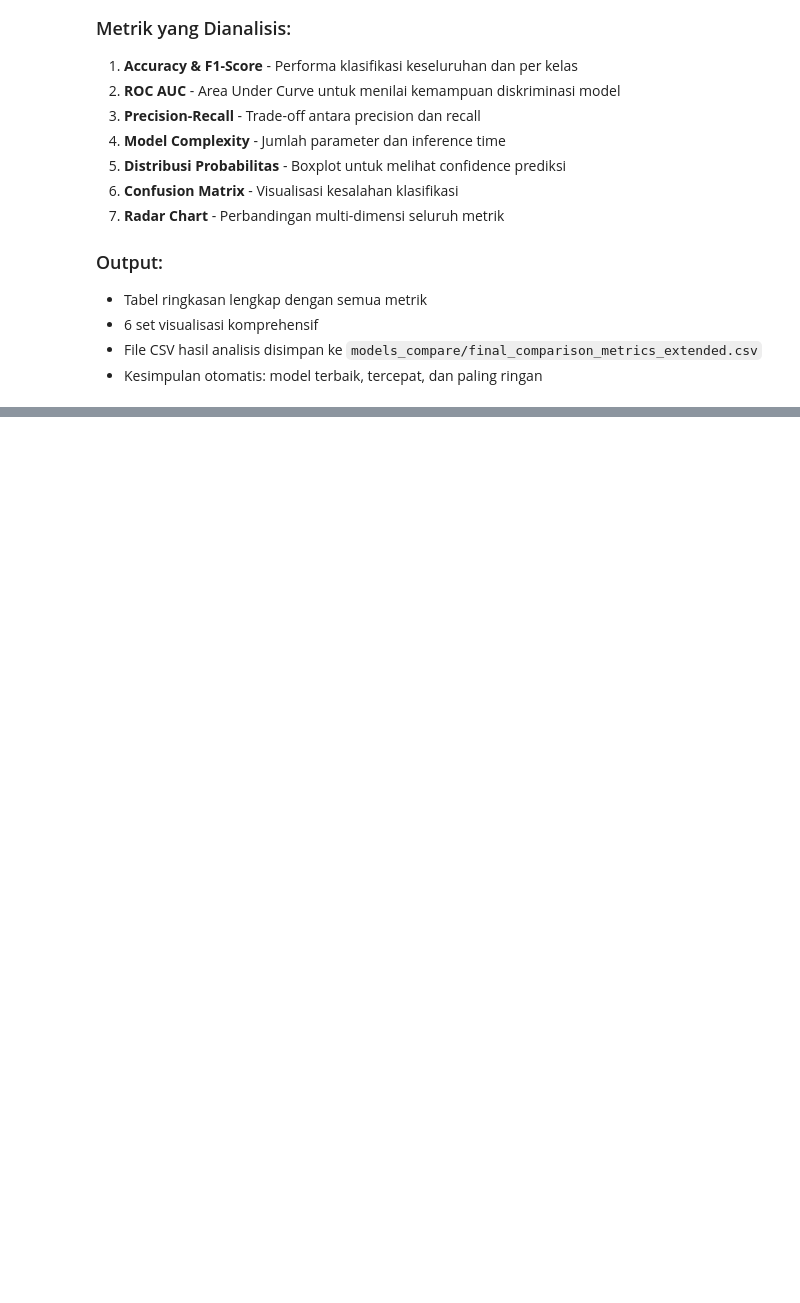
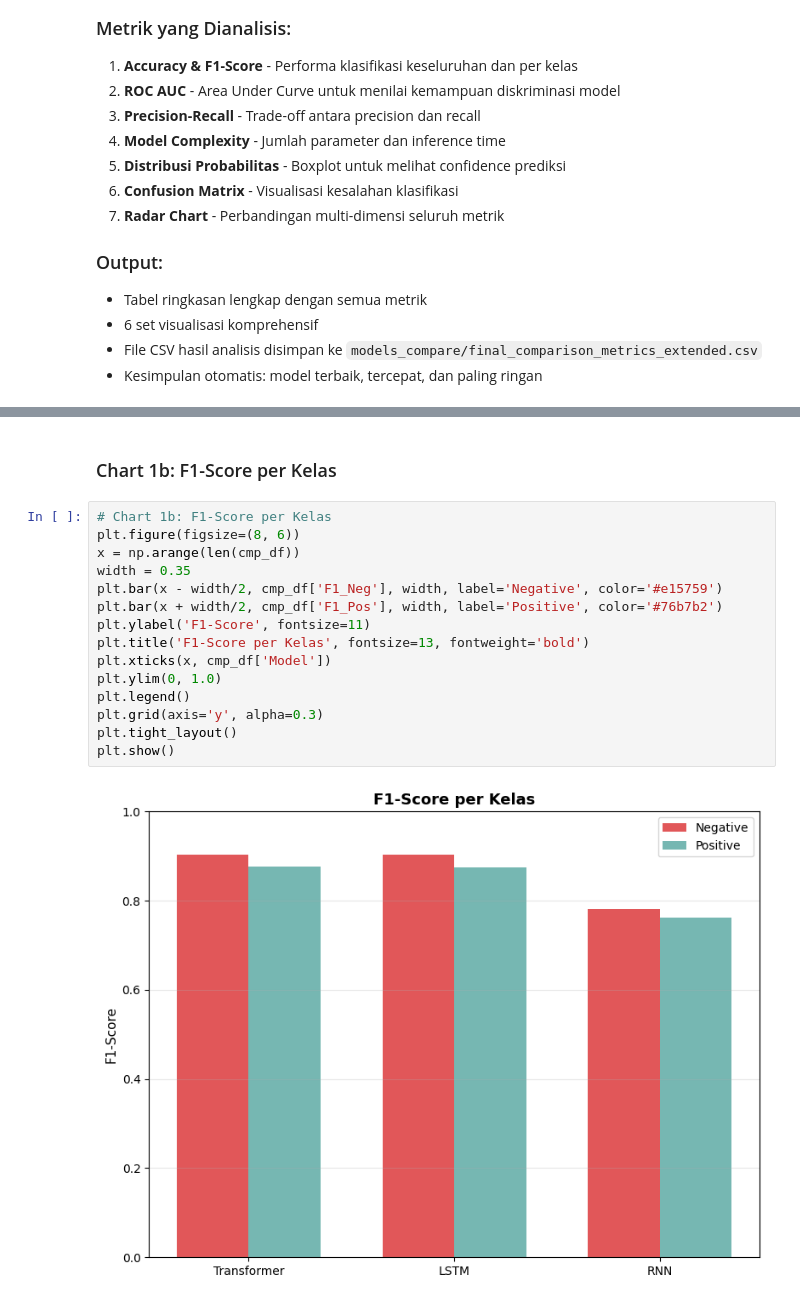
Before and after one commit to iDesxtop/Tugas-3-Transformer_Kelompok-3, a Jupyter notebook: Klasifikasi/Transformer_New.ipynb, the cells around one changed output, grey strips where cells are left out. Cells and saved outputs as stored; diff of their text form; blank space fills up the shorter version.

```diff
--- a/Klasifikasi/Transformer_New.ipynb
+++ b/Klasifikasi/Transformer_New.ipynb
@@ -1472,0 +1401,19 @@ Grid 2x2 ini memberikan "big picture": LSTM dan Transformer adalah clear winners
+# %% [markdown]
+### Chart 1b: F1-Score per Kelas
+# %%
+# Chart 1b: F1-Score per Kelas
+plt.figure(figsize=(8, 6))
+x = np.arange(len(cmp_df))
+width = 0.35
+plt.bar(x - width/2, cmp_df['F1_Neg'], width, label='Negative', color='#e15759')
+plt.bar(x + width/2, cmp_df['F1_Pos'], width, label='Positive', color='#76b7b2')
+plt.ylabel('F1-Score', fontsize=11)
+plt.title('F1-Score per Kelas', fontsize=13, fontweight='bold')
+plt.xticks(x, cmp_df['Model'])
+plt.ylim(0, 1.0)
+plt.legend()
+plt.grid(axis='y', alpha=0.3)
+plt.tight_layout()
+plt.show()
+# %% [output]
+[figure, added]
```
Also changed, not shown: parts of 47 cells of this notebook, 7 other files.
